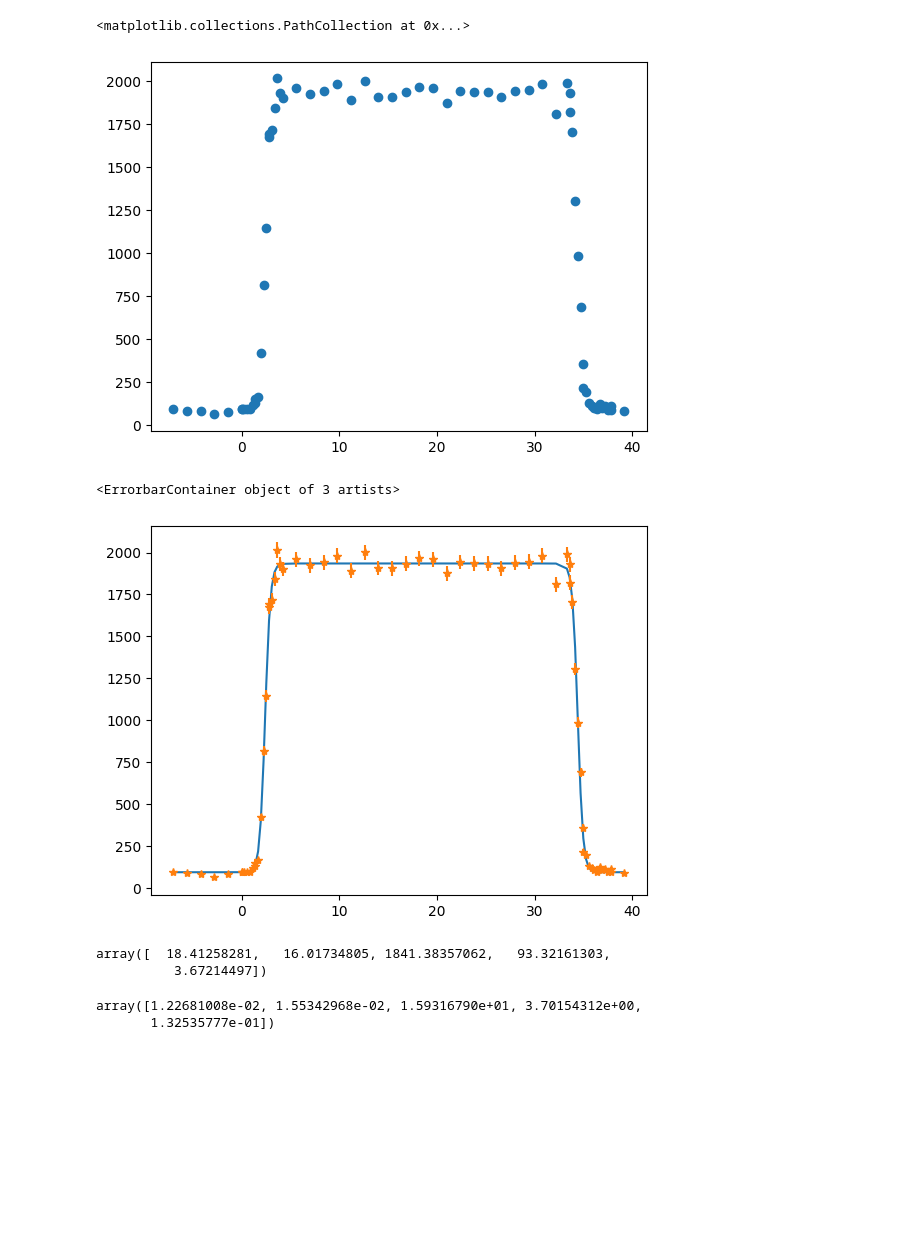
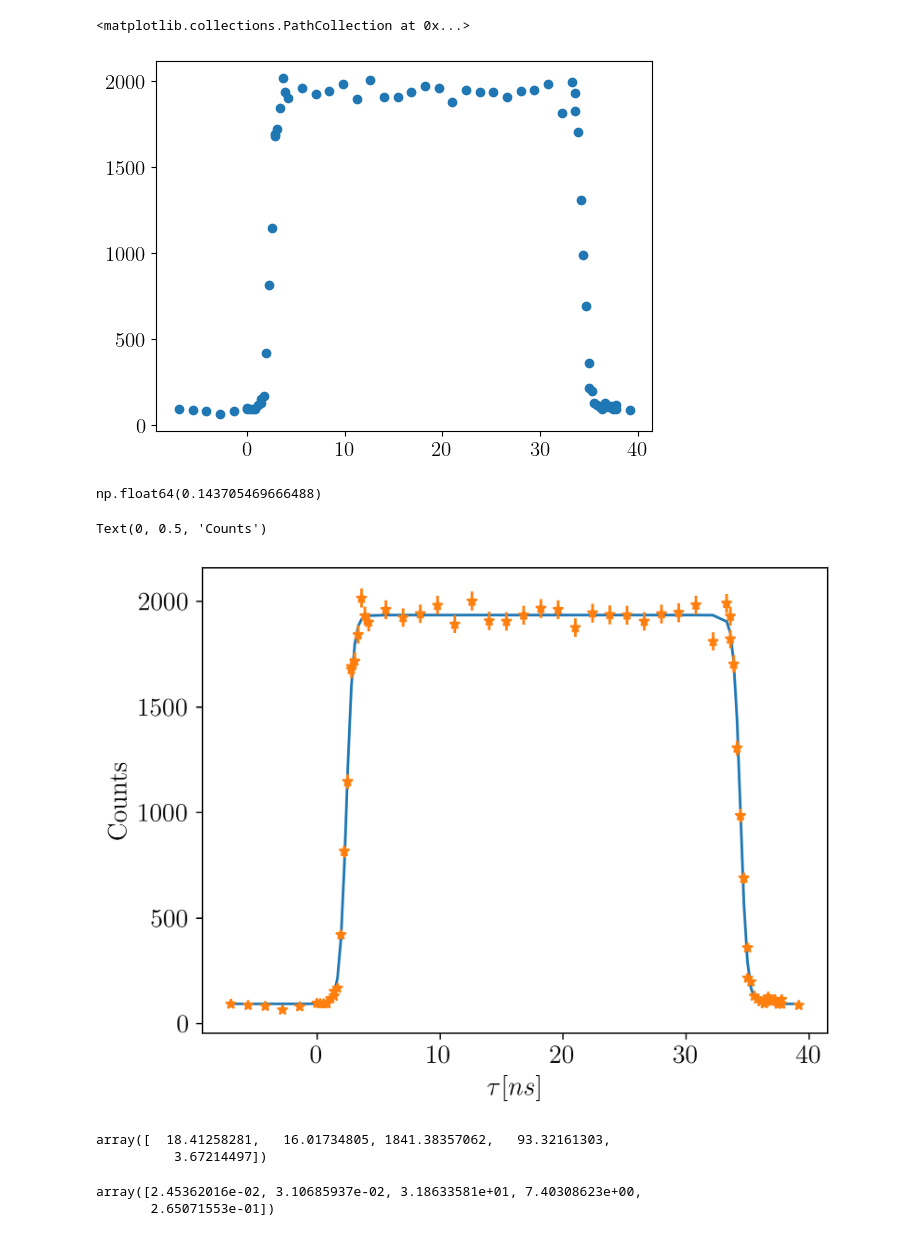
Before and after one commit to andres-luengo/alden-andres-max-most-dangerous-4450-trio, a Jupyter notebook: tau.ipynb, the cells around one changed output. Drawn from its saved outputs; the diff is of its cells as text; code cells hidden in the pictures; blank space fills up the shorter version.

Commit message:
improved graphs

```diff
--- a/tau.ipynb
+++ b/tau.ipynb
@@ -3,6 +3,13 @@ import numpy as np
 from scipy.optimize import curve_fit
 import matplotlib.pyplot as plt
 import pandas as pd
+# %%
+plt.rcParams.update({
+    "text.usetex": True,
+    "font.family": "serif",
+    "text.latex.preamble": r"\usepackage{amsmath}"
+})
+plt.rcParams["font.size"] = 15
 # %%
 tau = pd.read_csv("tau_data.csv")["Actual Tau?"].to_numpy()
 N = pd.read_csv("tau_data.csv")["Coincident Counts"].to_numpy() * 1000
@@ -10,7 +17,7 @@ N = pd.read_csv("tau_data.csv")["Coincident Counts"].to_numpy() * 1000
 plt.scatter(tau, N)
 # %% [output]
 <matplotlib.collections.PathCollection at 0x...>
-[figure, old version]
+[figure, new version]
 # %%
 def smooth_step(x, tau, delta, A, b, k=10.0):
     left  = 1.0 / (1.0 + np.exp(-k * (x - (tau - delta))))
@@ -22,19 +29,27 @@ mu, X = curve_fit(smooth_step, tau, N,
                  bounds = ([8, 10, 0.01 * 1000, 0.01 * 1000, 1],[25, 25, 3 * 1000, 0.25 * 1000, 100]),
                  p0 = p0,
                  sigma = np.sqrt(N))
+# %%
+np.sum((smooth_step(tau, *mu) - N)**2)/1000000
+# %% [output]
+np.float64(0.143705469666488)
 # %%
-plt.plot(tau, smooth_step(tau, *mu))
-plt.errorbar(tau, N, np.sqrt(N), marker = "*", ls = "None")
+fig, ax = plt.subplots(dpi = 300)
+ax.plot(tau, smooth_step(tau, *mu))
+ax.errorbar(tau, N, np.sqrt(N), marker = "*", ls = "None")
+ax.set_xlabel("$\\tau [ns]$")
+ax.set_ylabel("Counts")
 # %% [output]
-<ErrorbarContainer object of 3 artists>
+Text(0, 0.5, 'Counts')
-[figure, old version]
+[figure, new version]
 # %%
 mu
 # %% [output]
 array([  18.41258281,   16.01734805, 1841.38357062,   93.32161303,
           3.67214497])
 # %%
-np.sqrt(np.diag(X))
+#95% confidence interval
+np.sqrt(np.diag(X)) * 2
 # %% [output]
-array([1.22681008e-02, 1.55342968e-02, 1.59316790e+01, 3.70154312e+00,
-       1.32535777e-01])
+array([2.45362016e-02, 3.10685937e-02, 3.18633581e+01, 7.40308623e+00,
+       2.65071553e-01])
```
